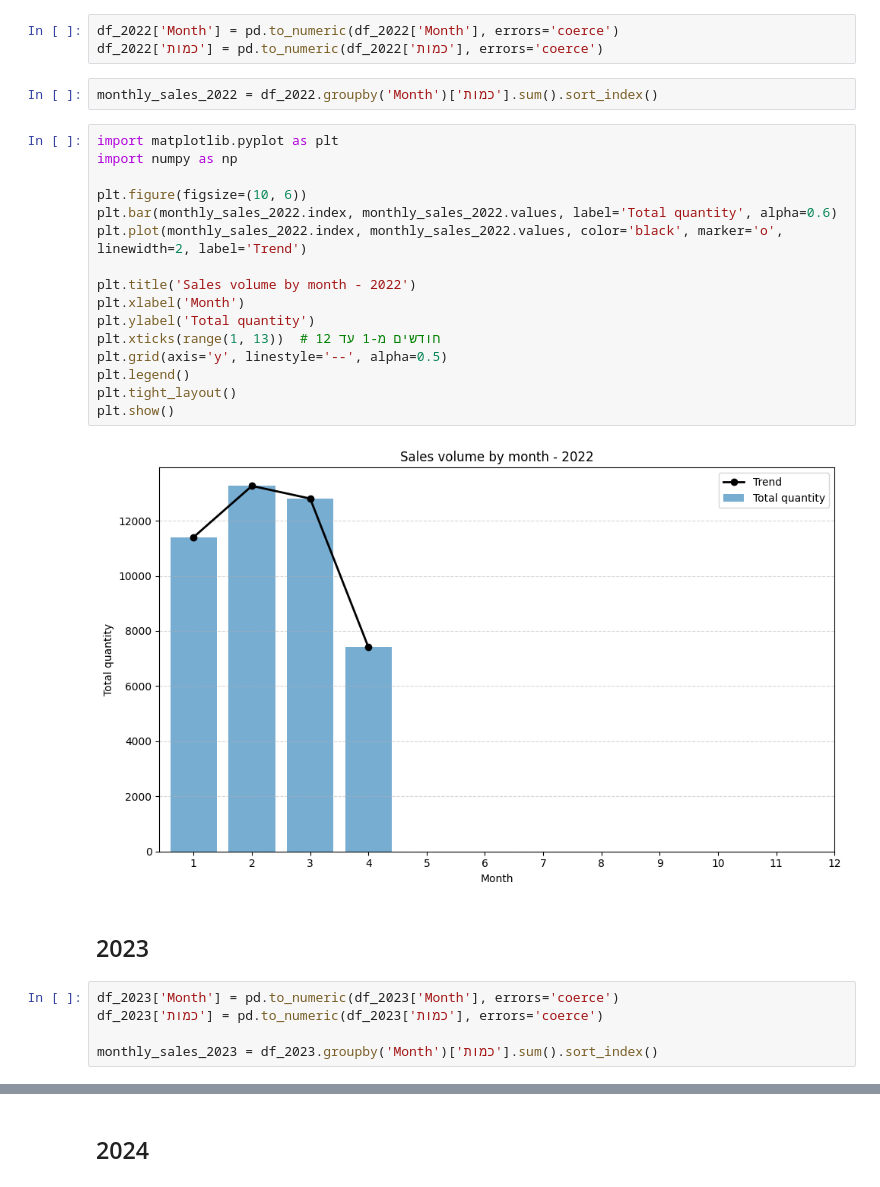
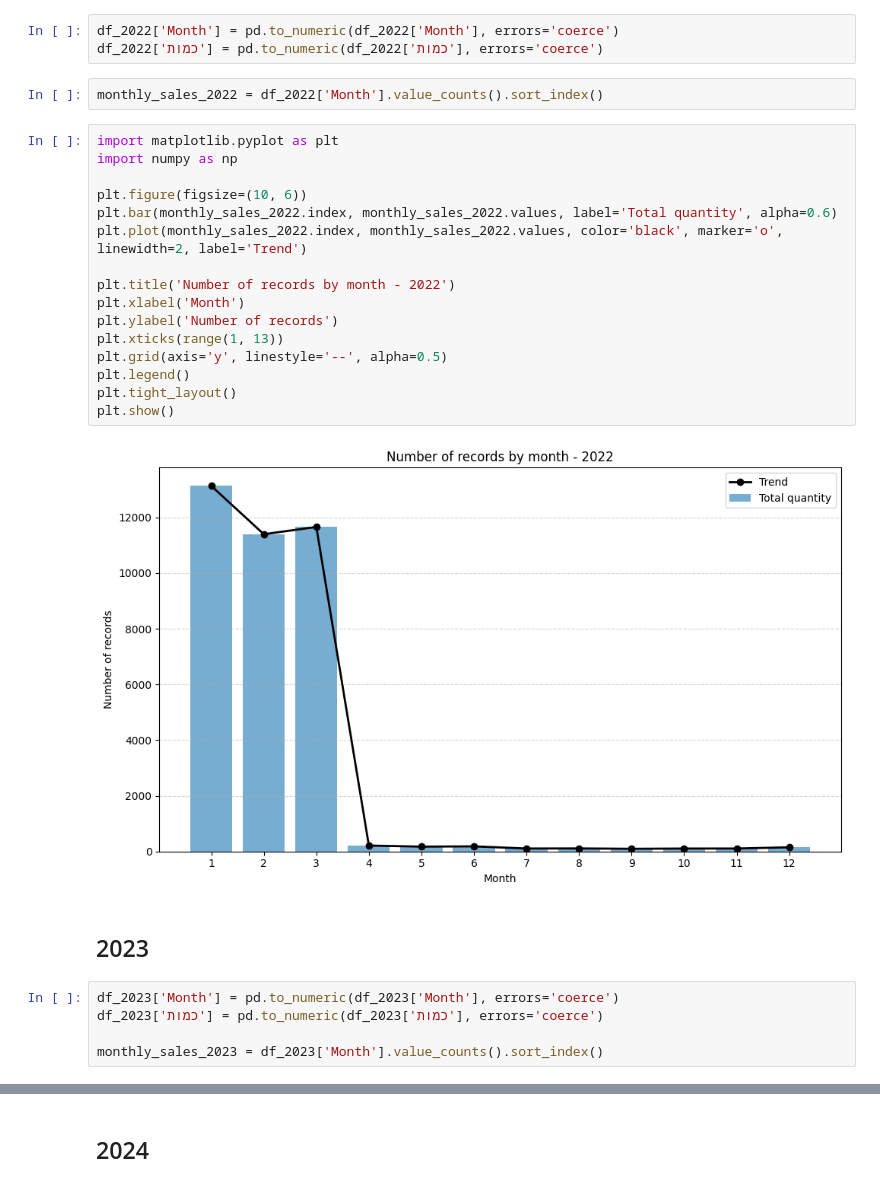
Before and after one commit to orifelszer/PapaJohns_Data_Science_Project, a Jupyter notebook: visualization.ipynb, the cells around one changed output, grey strips where cells are left out. Drawn from its saved outputs; the diff is of its cells as text.

```diff
--- a/visualization.ipynb
+++ b/visualization.ipynb
@@ -82,32 +82,32 @@ nan_summary.sort_values('Missing Values', ascending=False)
 df_2022['Month'] = pd.to_numeric(df_2022['Month'], errors='coerce')
 df_2022['כמות'] = pd.to_numeric(df_2022['כמות'], errors='coerce')
 # %%
-monthly_sales_2022 = df_2022.groupby('Month')['כמות'].sum().sort_index()
+monthly_sales_2022 = df_2022['Month'].value_counts().sort_index()
 # %%
 import matplotlib.pyplot as plt
 import numpy as np
 
 plt.figure(figsize=(10, 6))
 plt.bar(monthly_sales_2022.index, monthly_sales_2022.values, label='Total quantity', alpha=0.6)
 plt.plot(monthly_sales_2022.index, monthly_sales_2022.values, color='black', marker='o', linewidth=2, label='Trend')
 
-plt.title('Sales volume by month - 2022')
+plt.title('Number of records by month - 2022')
 plt.xlabel('Month')
-plt.ylabel('Total quantity')
-plt.xticks(range(1, 13))  # חודשים מ-1 עד 12
+plt.ylabel('Number of records')
+plt.xticks(range(1, 13))
 plt.grid(axis='y', linestyle='--', alpha=0.5)
 plt.legend()
 plt.tight_layout()
 plt.show()
 # %% [output]
-[figure, old version]
+[figure, new version]
 # %% [markdown]
 ## 2023
 # %%
 df_2023['Month'] = pd.to_numeric(df_2023['Month'], errors='coerce')
 df_2023['כמות'] = pd.to_numeric(df_2023['כמות'], errors='coerce')
 
-monthly_sales_2023 = df_2023.groupby('Month')['כמות'].sum().sort_index()
+monthly_sales_2023 = df_2023['Month'].value_counts().sort_index()
 # %%
 plt.figure(figsize=(10, 6))
 plt.bar(monthly_sales_2023.index, monthly_sales_2023.values, label='Total quantity', alpha=0.6)
```
Also changed, not shown: parts of 11 cells of this notebook.
